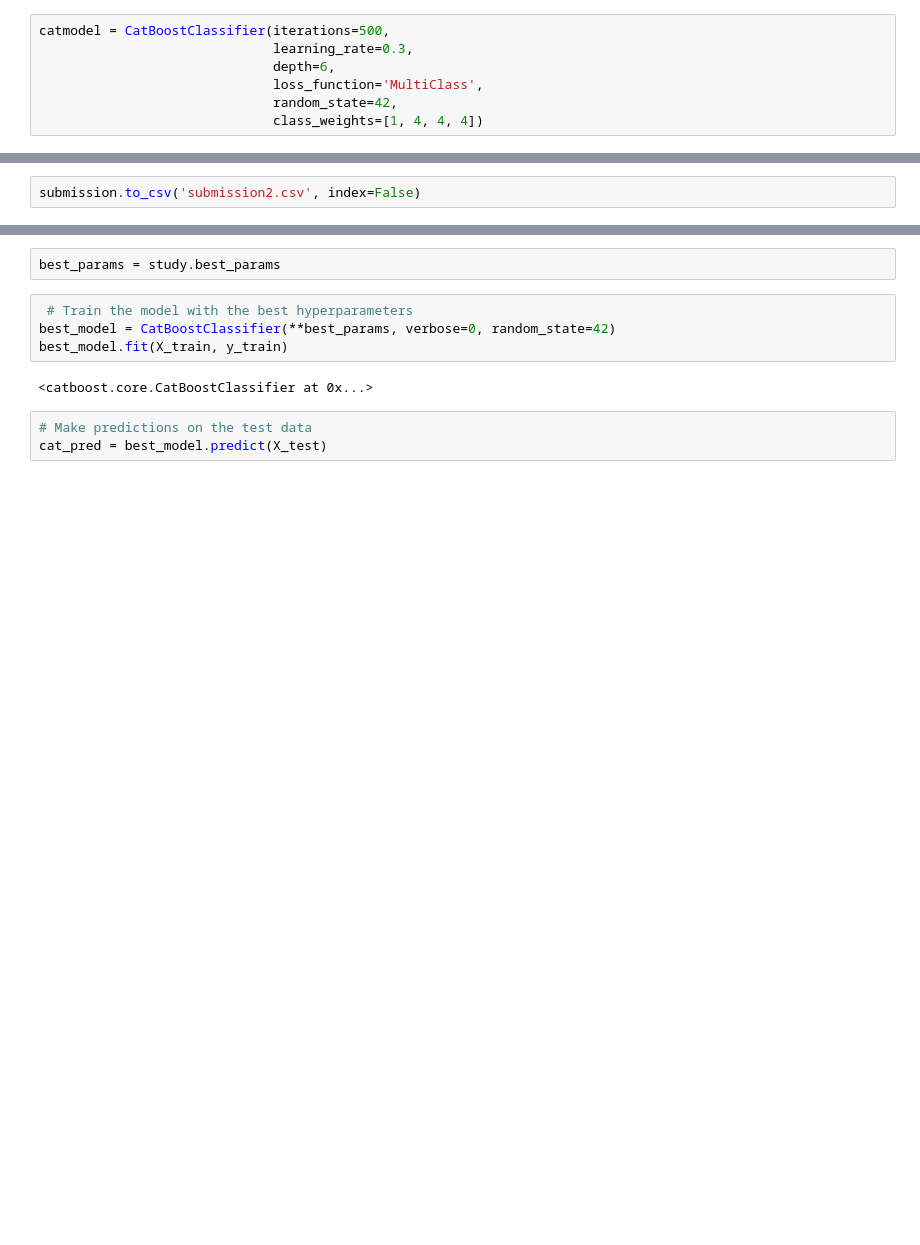
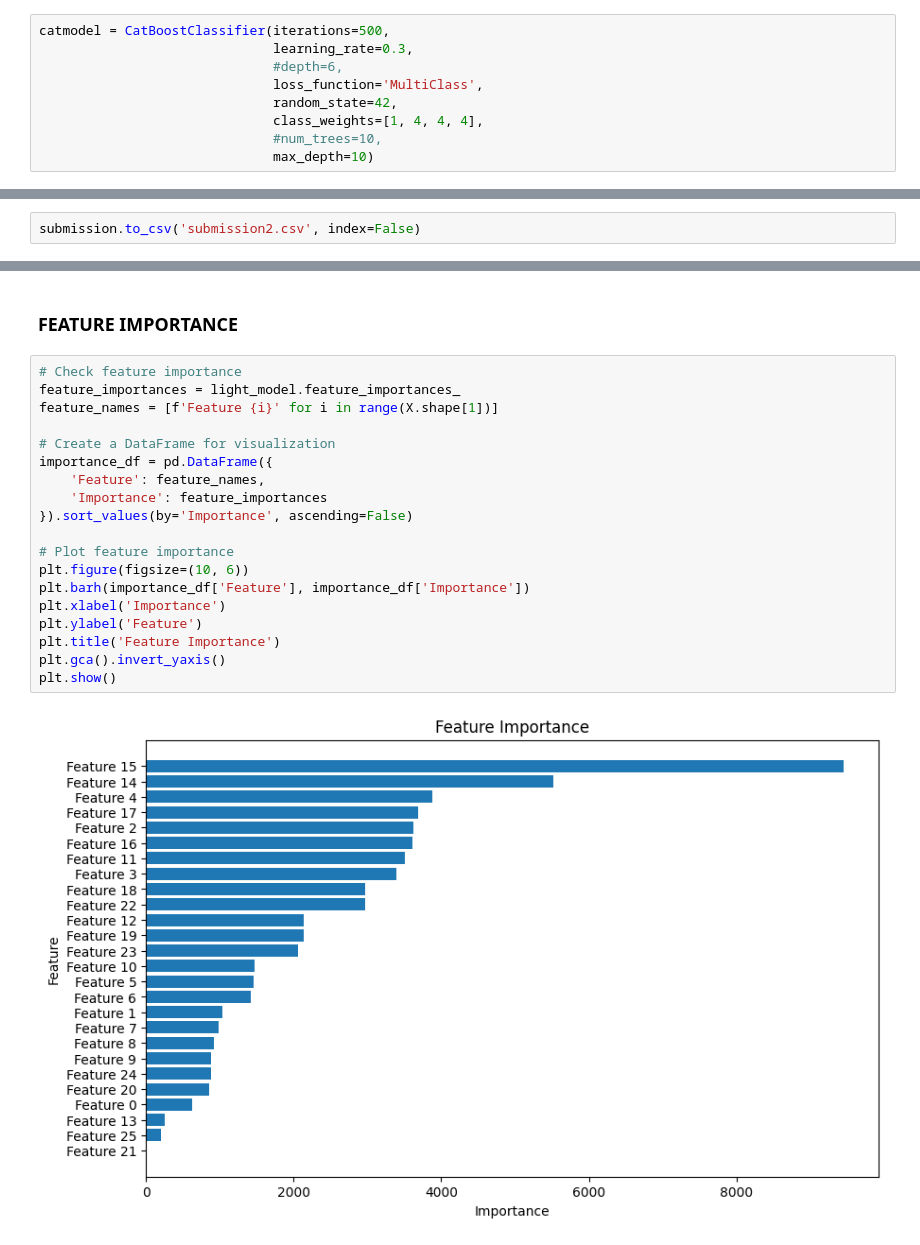
Before and after one commit to AduragbemiOyinlola/TCHC, a Jupyter notebook: notebook.ipynb, the cells around one changed output, grey strips where cells are left out. Drawn from its saved outputs; the diff is of its cells as text; blank space fills up the shorter version.

```diff
--- a/notebook.ipynb
+++ b/notebook.ipynb
@@ -298,10 +298,12 @@ Name: count, dtype: int64
 # %%
 catmodel = CatBoostClassifier(iterations=500,
                               learning_rate=0.3,
-                              depth=6,
+                              #depth=6,
                               loss_function='MultiClass',
                               random_state=42,
-                              class_weights=[1, 4, 4, 4])
+                              class_weights=[1, 4, 4, 4],
+                              #num_trees=10,
+                              max_depth=10)
 # %%
 catmodel.fit(X_train, y_train)
 # %% [output]
@@ -442,11 +403,23 @@ study.optimize(objective, n_trials=5)
-# %%
-best_params = study.best_params
-# %%
- # Train the model with the best hyperparameters
-best_model = CatBoostClassifier(**best_params, verbose=0, random_state=42)
-best_model.fit(X_train, y_train)
-# %% [output]
-<catboost.core.CatBoostClassifier at 0x...>
-# %%
-# Make predictions on the test data
-cat_pred = best_model.predict(X_test)
+# %% [markdown]
+### **FEATURE IMPORTANCE**
+# %%
+# Check feature importance
+feature_importances = light_model.feature_importances_
+feature_names = [f'Feature {i}' for i in range(X.shape[1])]
+
+# Create a DataFrame for visualization
+importance_df = pd.DataFrame({
+    'Feature': feature_names,
+    'Importance': feature_importances
+}).sort_values(by='Importance', ascending=False)
+
+# Plot feature importance
+plt.figure(figsize=(10, 6))
+plt.barh(importance_df['Feature'], importance_df['Importance'])
+plt.xlabel('Importance')
+plt.ylabel('Feature')
+plt.title('Feature Importance')
+plt.gca().invert_yaxis()
+plt.show()
+# %% [output]
+[figure, added]
```
Also changed, not shown: parts of 20 cells of this notebook.
